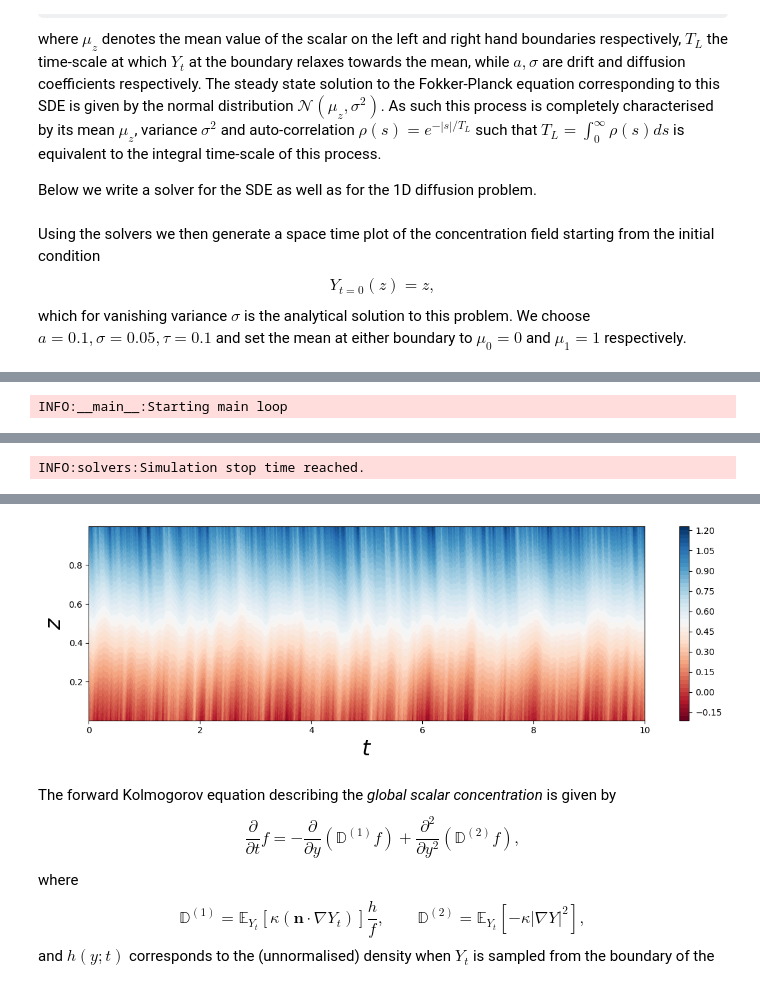
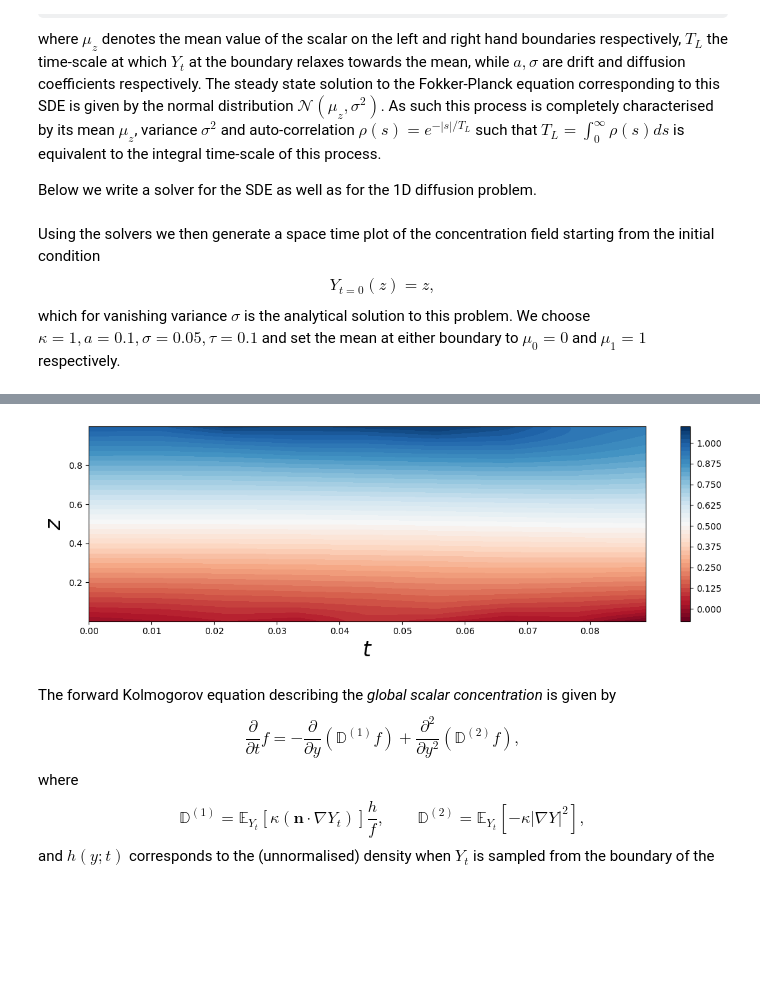
Before and after one commit to D-stratify/Theory, a Jupyter notebook: Diffusion/Diffusion_1D_Stochastic_BCS.ipynb, the cells around one changed output, grey strips where cells are left out. Saved outputs shown, nothing was run; the diff lists cells and outputs as text; code cells hidden in the pictures; some formulas as TeX source; blank space fills up the shorter version.

```diff
--- a/Diffusion/Diffusion_1D_Stochastic_BCS.ipynb
+++ b/Diffusion/Diffusion_1D_Stochastic_BCS.ipynb
@@ -112,7 +99,7 @@ def OU(Y_t,W_t,dt,μ, a,σ,τ):
     return  Y_t + a*(μ - Y_t)*(dt/τ) + D * dW_t
 
 # Solver
-def Solve(N=1000,T=1,Nz=64,κ=1, a=1,σ=0.05,τ=.1):
+def Solve(N=1000,T=1,Nz=64,κ=1, a=1,σ=0.05,τ=.1,W=None):
 
     zcoord = d3.Coordinate('z')
     dist   = d3.Distributor(zcoord, dtype=np.float64)
@@ -148,7 +135,8 @@ def Solve(N=1000,T=1,Nz=64,κ=1, a=1,σ=0.05,τ=.1):
 
     np.random.seed(42)
     T_vec,dt = np.linspace(0,T,N,retstep=True)
-    W        = ss.norm.rvs(loc=0, scale=1, size=(N,2))
+    if W is None:
+        W = ss.norm.rvs(loc=0, scale=1, size=(N,2))
 
     Y_snapshots = solver.evaluator.add_file_handler('Y_snapshots', iter=1)
     Y_snapshots.add_task(Y , layout='g',name='Y' ,scales=3/2)
@@ -180,13 +168,9 @@ Using the solvers we then generate a space time plot of the concentration field
 \begin{equation}
 Y_{t=0}(z) = z,
 \end{equation}
-which for vanishing variance $\sigma$ is the analytical solution to this problem. We choose $a=0.1,\sigma=0.05,\tau=0.1$ and set the mean at either boundary to $\mu_0=0$ and $\mu_1=1$ respectively.
+which for vanishing variance $\sigma$ is the analytical solution to this problem. We choose $\kappa=1,a=0.1,\sigma=0.05,\tau=0.1$ and set the mean at either boundary to $\mu_0=0$ and $\mu_1=1$ respectively.
 # %%
-Solve(N=1000,T=10,Nz=32,κ=1, a=1,σ=0.05,τ=.1)
-
-import matplotlib.pyplot as plt
-#plt.rcParams['mathtext.fontset'] = 'cm'
-#plt.rcParams['font.family'] = 'STIXGeneral'
+Solve(N=10,T=.1,Nz=32,κ=1, a=1,σ=0.05,τ=.1)
 
 # Data loading
 file   = h5py.File('Y_snapshots/Y_snapshots_s1.h5', mode='r')
@@ -209 +190,0 @@ INFO:subsystems:Building subproblem matrices 1/1 (~100%) Elapsed: 0s, Remaining:
-INFO:__main__:Starting main loop
@@ -211 +190,0 @@ INFO:__main__:Starting main loop
-INFO:solvers:Simulation stop time reached.
@@ -213,4 +191,4 @@ INFO:solvers:Simulation stop time reached.
-[figure, old version]
+[figure, new version]
 # %% [markdown]
 The forward Kolmogorov equation describing the *global scalar concentration* is given by
 \begin{equation}
```
Also changed, not shown: parts of 13 cells of this notebook.
